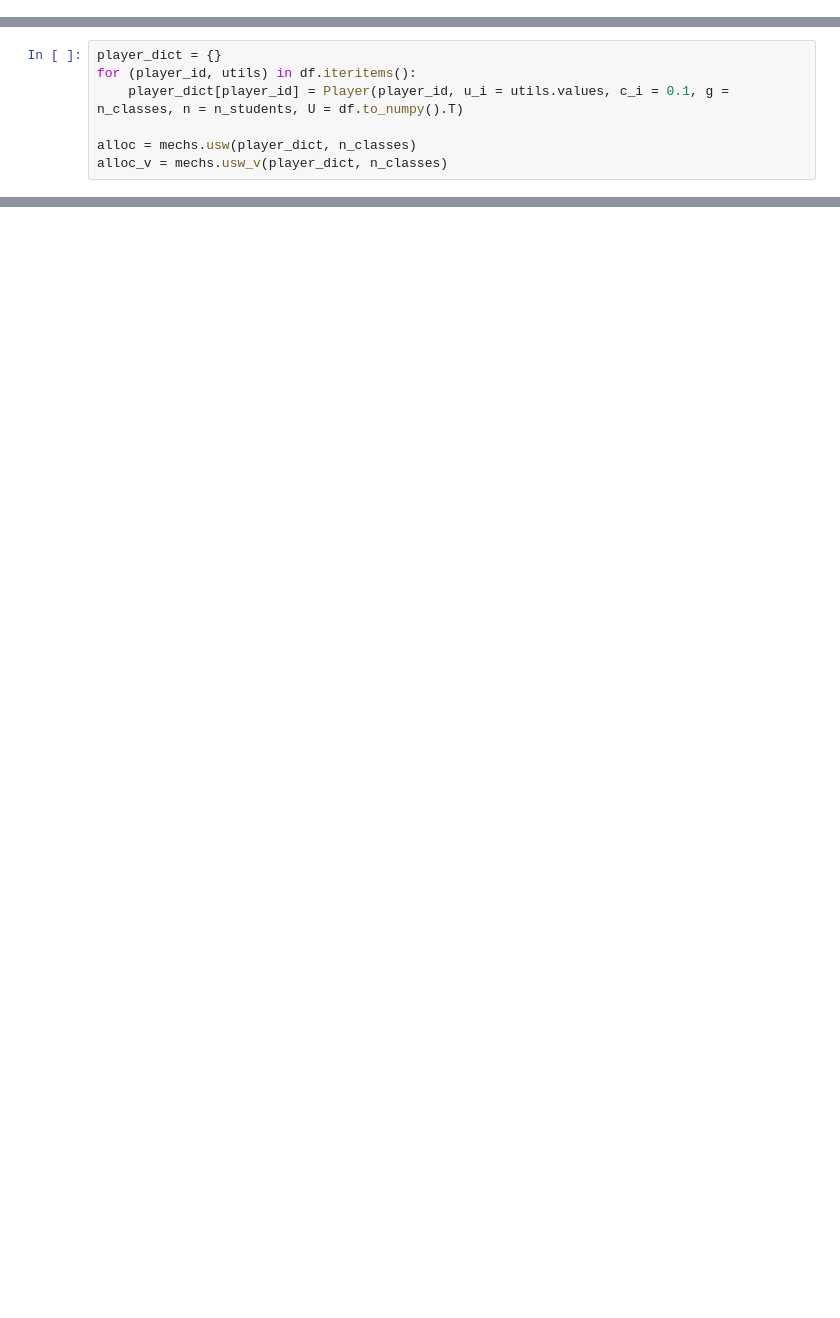
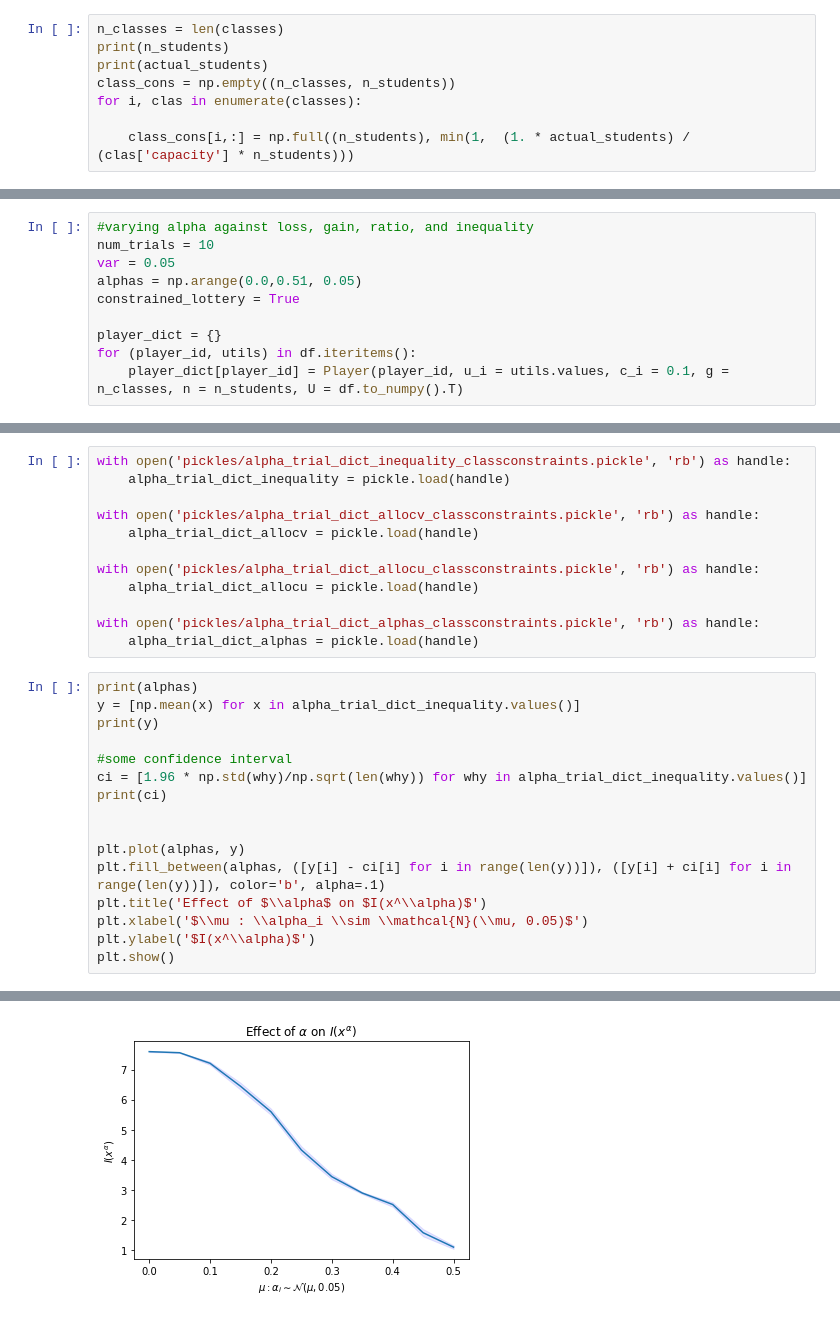
Before and after one commit to jfinocchiaro/divisible-allocation-inequality, a Jupyter notebook: no-money/coursematch_preproc.ipynb, the cells around one changed output, grey strips where cells are left out. Drawn from its saved outputs; the diff is of its cells as text; blank space fills up the shorter version.

```diff
--- a/no-money/coursematch_preproc.ipynb
+++ b/no-money/coursematch_preproc.ipynb
@@ -55,0 +54,8 @@ dict_keys([0, 1, 2, 3, 4, 5, 6, 7, 8, 9, 10, 11, 12, 13, 14, 15, 16, 17, 18, 19,
+# %%
+n_classes = len(classes)
+print(n_students)
+print(actual_students)
+class_cons = np.empty((n_classes, n_students))
+for i, clas in enumerate(classes):
+
+    class_cons[i,:] = np.full((n_students), min(1,  (1. * actual_students) / (clas['capacity'] * n_students)))
@@ -56,7 +65,10 @@ dict_keys([0, 1, 2, 3, 4, 5, 6, 7, 8, 9, 10, 11, 12, 13, 14, 15, 16, 17, 18, 19,
 # %%
+#varying alpha against loss, gain, ratio, and inequality
+num_trials = 10
+var = 0.05
+alphas = np.arange(0.0,0.51, 0.05)
+constrained_lottery = True
+
 player_dict = {}
 for (player_id, utils) in df.iteritems():
     player_dict[player_id] = Player(player_id, u_i = utils.values, c_i = 0.1, g = n_classes, n = n_students, U = df.to_numpy().T)
-
-alloc = mechs.usw(player_dict, n_classes)
-alloc_v = mechs.usw_v(player_dict, n_classes)
@@ -72,0 +141,29 @@ print(fs_v)
+# %%
+with open('pickles/alpha_trial_dict_inequality_classconstraints.pickle', 'rb') as handle:
+    alpha_trial_dict_inequality = pickle.load(handle)
+
+with open('pickles/alpha_trial_dict_allocv_classconstraints.pickle', 'rb') as handle:
+    alpha_trial_dict_allocv = pickle.load(handle)
+
+with open('pickles/alpha_trial_dict_allocu_classconstraints.pickle', 'rb') as handle:
+    alpha_trial_dict_allocu = pickle.load(handle)
+
+with open('pickles/alpha_trial_dict_alphas_classconstraints.pickle', 'rb') as handle:
+    alpha_trial_dict_alphas = pickle.load(handle)
+# %%
+print(alphas)
+y = [np.mean(x) for x in alpha_trial_dict_inequality.values()]
+print(y)
+
+#some confidence interval
+ci = [1.96 * np.std(why)/np.sqrt(len(why)) for why in alpha_trial_dict_inequality.values()]
+print(ci)
+
+
+plt.plot(alphas, y)
+plt.fill_between(alphas, ([y[i] - ci[i] for i in range(len(y))]), ([y[i] + ci[i] for i in range(len(y))]), color='b', alpha=.1)
+plt.title('Effect of $\\alpha$ on $I(x^\\alpha)$')
+plt.xlabel('$\\mu : \\alpha_i \\sim \\mathcal{N}(\\mu, 0.05)$')
+plt.ylabel('$I(x^\\alpha)$')
+plt.show()
+# %% [output]
@@ -72,0 +173 @@ print(fs_v)
+[figure, added]
```
Also changed, not shown: parts of 14 cells of this notebook, 6 other files.
